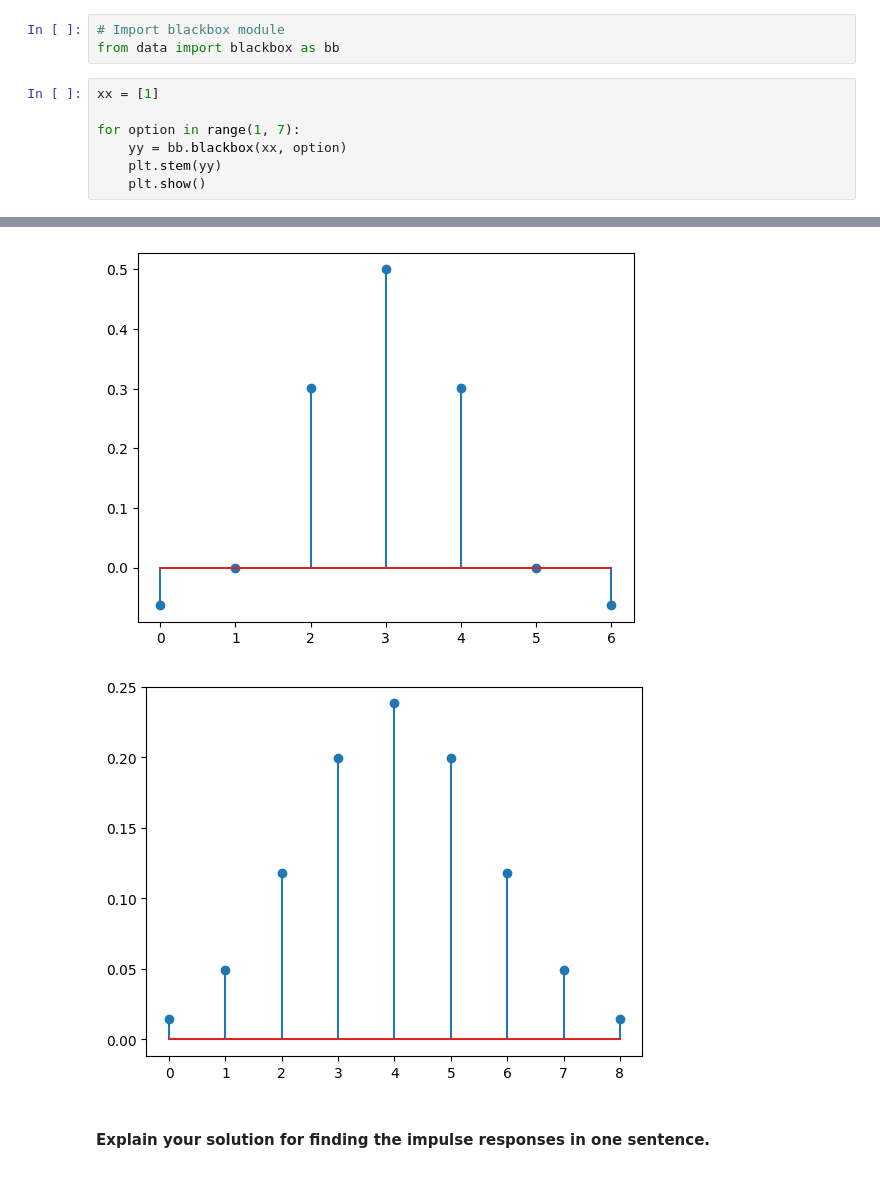
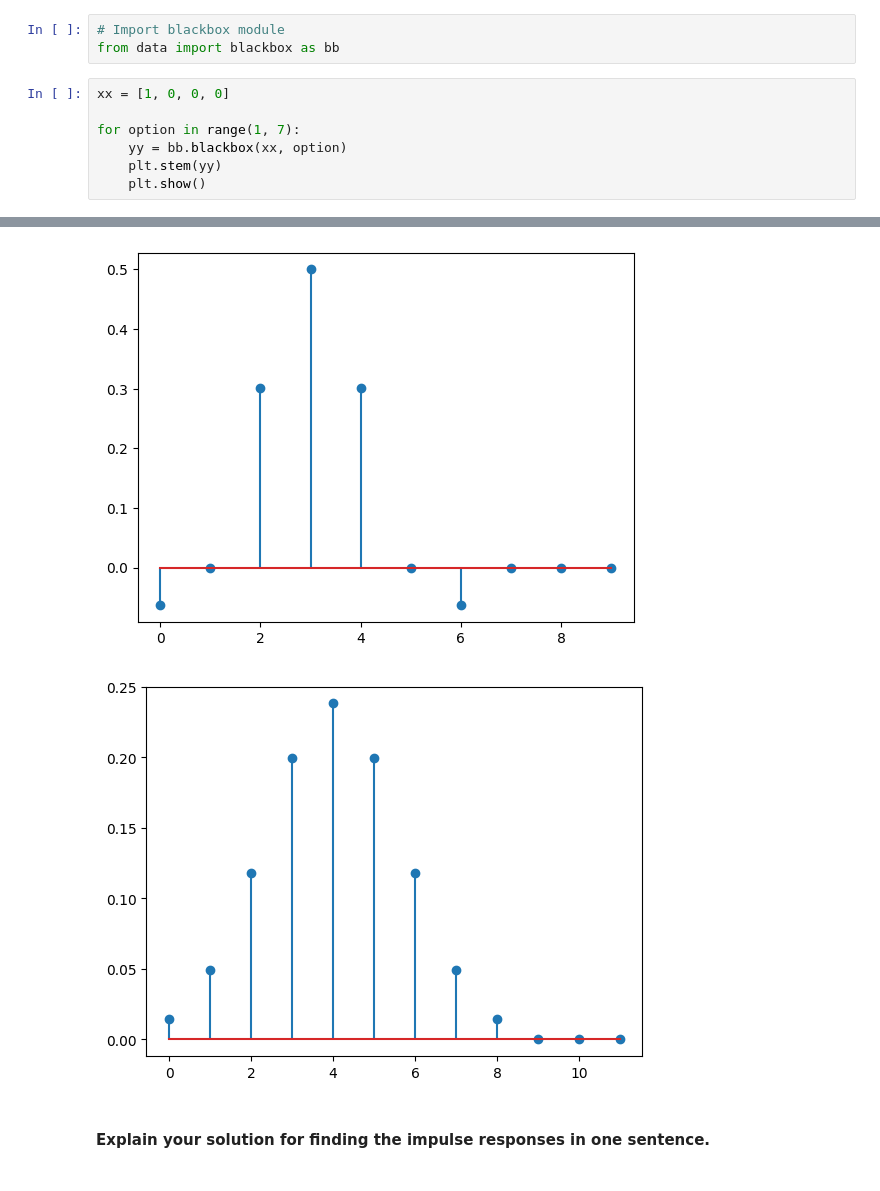
Before and after one commit to imonous/tud-cse2220-labs, a Jupyter notebook: wk2/Assignments_Week_II.ipynb, the cells around one changed output, grey strips where cells are left out. Drawn from its saved outputs; the diff is of its cells as text.

```diff
--- a/wk2/Assignments_Week_II.ipynb
+++ b/wk2/Assignments_Week_II.ipynb
@@ -76,7 +76,7 @@ where  `xx` is an input signal, `option` is an integer between 1 and 6 that sele
 # Import blackbox module
 from data import blackbox as bb
 # %%
-xx = [1]
+xx = [1, 0, 0, 0]
 
 for option in range(1, 7):
     yy = bb.blackbox(xx, option)
@@ -90,5 +90,5 @@ for option in range(1, 7):
-[figure, old version]
+[figure, new version]
-[figure, old version]
+[figure, new version]
 # %% [markdown]
 <br>
 <b>Explain your solution for finding the impulse responses in one sentence.</b>
```
Also changed, not shown: parts of 12 cells of this notebook.
